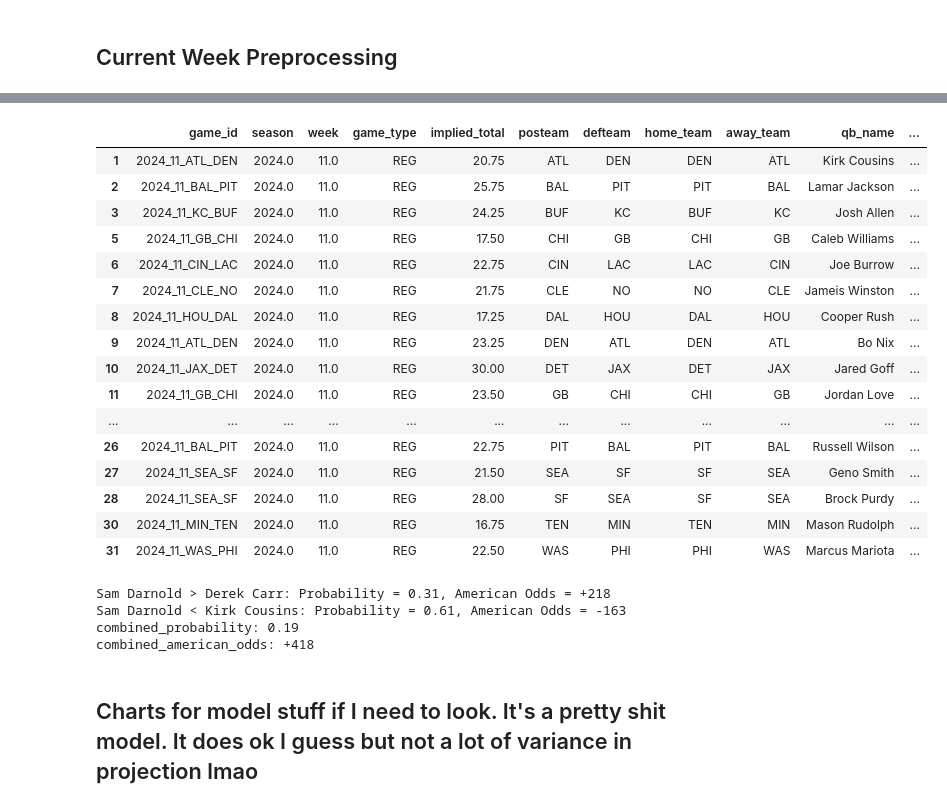
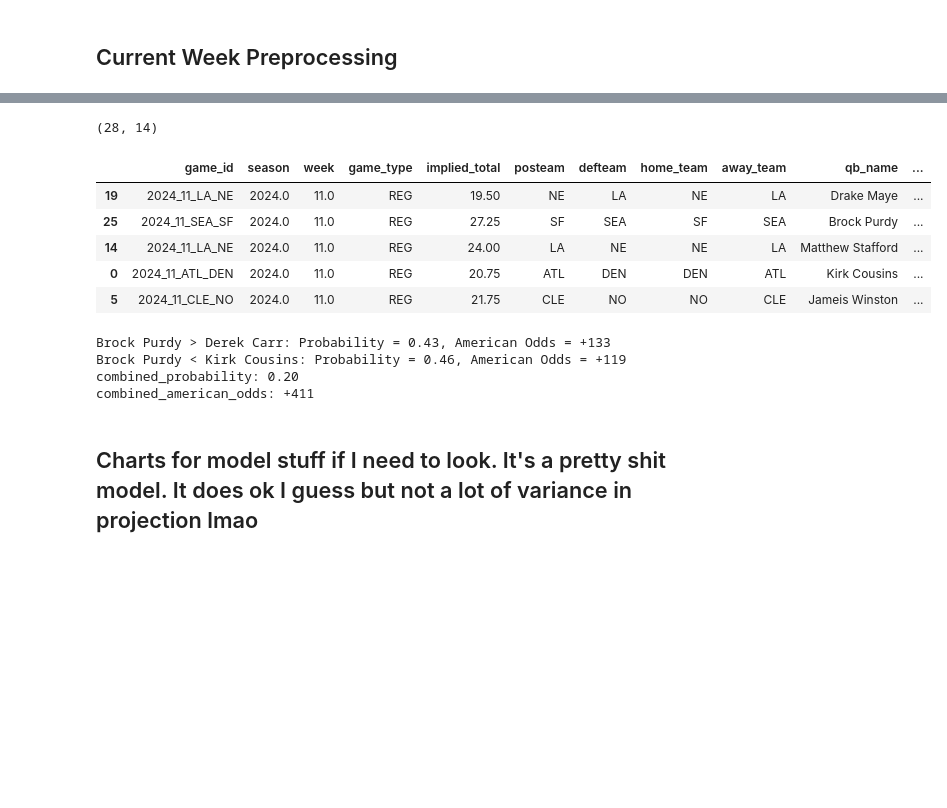
Before and after one commit to bhuggard/MidpointMadness, a Jupyter notebook: MidpointMadnessMainNotebook.ipynb, the cells around one changed output, grey strips where cells are left out. Saved outputs shown, nothing was run; the diff lists cells and outputs as text; code cells hidden in the pictures; blank space fills up the shorter version.

```diff
--- a/MidpointMadnessMainNotebook.ipynb
+++ b/MidpointMadnessMainNotebook.ipynb
@@ -795,23 +755,21 @@ sims
-# %%
-clean_predictions
-# %% [output]
-|  | game_id | season | week | game_type | implied_total | posteam | defteam | home_team | away_team | qb_name | ... |
-| 1 | 2024_11_ATL_DEN | 2024.0 | 11.0 | REG | 20.75 | ATL | DEN | DEN | ATL | Kirk Cousins | ... |
-| 2 | 2024_11_BAL_PIT | 2024.0 | 11.0 | REG | 25.75 | BAL | PIT | PIT | BAL | Lamar Jackson | ... |
-| 3 | 2024_11_KC_BUF | 2024.0 | 11.0 | REG | 24.25 | BUF | KC | BUF | KC | Josh Allen | ... |
-| 5 | 2024_11_GB_CHI | 2024.0 | 11.0 | REG | 17.50 | CHI | GB | CHI | GB | Caleb Williams | ... |
-| 6 | 2024_11_CIN_LAC | 2024.0 | 11.0 | REG | 22.75 | CIN | LAC | LAC | CIN | Joe Burrow | ... |
-| 7 | 2024_11_CLE_NO | 2024.0 | 11.0 | REG | 21.75 | CLE | NO | NO | CLE | Jameis Winston | ... |
-| 8 | 2024_11_HOU_DAL | 2024.0 | 11.0 | REG | 17.25 | DAL | HOU | DAL | HOU | Cooper Rush | ... |
-| 9 | 2024_11_ATL_DEN | 2024.0 | 11.0 | REG | 23.25 | DEN | ATL | DEN | ATL | Bo Nix | ... |
-| 10 | 2024_11_JAX_DET | 2024.0 | 11.0 | REG | 30.00 | DET | JAX | DET | JAX | Jared Goff | ... |
-| 11 | 2024_11_GB_CHI | 2024.0 | 11.0 | REG | 23.50 | GB | CHI | CHI | GB | Jordan Love | ... |
-| ... | ... | ... | ... | ... | ... | ... | ... | ... | ... | ... | ... |
-| 26 | 2024_11_BAL_PIT | 2024.0 | 11.0 | REG | 22.75 | PIT | BAL | PIT | BAL | Russell Wilson | ... |
-| 27 | 2024_11_SEA_SF | 2024.0 | 11.0 | REG | 21.50 | SEA | SF | SF | SEA | Geno Smith | ... |
-| 28 | 2024_11_SEA_SF | 2024.0 | 11.0 | REG | 28.00 | SF | SEA | SF | SEA | Brock Purdy | ... |
-| 30 | 2024_11_MIN_TEN | 2024.0 | 11.0 | REG | 16.75 | TEN | MIN | TEN | MIN | Mason Rudolph | ... |
-| 31 | 2024_11_WAS_PHI | 2024.0 | 11.0 | REG | 22.50 | WAS | PHI | PHI | WAS | Marcus Mariota | ... |
+# %%
+dbframe = clean_predictions.merge(
+    sims,
+    on=('qb_name'), how='inner'
+)
+
+dbframe.shape
+# %% [output]
+(28, 14)
+# %%
+dbframe.sample(5)
+# %% [output]
+|  | game_id | season | week | game_type | implied_total | posteam | defteam | home_team | away_team | qb_name | ... |
+| 19 | 2024_11_LA_NE | 2024.0 | 11.0 | REG | 19.50 | NE | LA | NE | LA | Drake Maye | ... |
+| 25 | 2024_11_SEA_SF | 2024.0 | 11.0 | REG | 27.25 | SF | SEA | SF | SEA | Brock Purdy | ... |
+| 14 | 2024_11_LA_NE | 2024.0 | 11.0 | REG | 24.00 | LA | NE | NE | LA | Matthew Stafford | ... |
+| 0 | 2024_11_ATL_DEN | 2024.0 | 11.0 | REG | 20.75 | ATL | DEN | DEN | ATL | Kirk Cousins | ... |
+| 5 | 2024_11_CLE_NO | 2024.0 | 11.0 | REG | 21.75 | CLE | NO | NO | CLE | Jameis Winston | ... |
 # %%
 def implied_odds_to_american(implied_prob):
     """
@@ -879,7 +837,7 @@ def midpoint_madness(qb_name, qb_simulations, over_qbs=[], under_qbs=[]):
 # %%
 # Run the Midpoint Madness function for Kyler Murray
 results = midpoint_madness(
-    qb_name='Sam Darnold',
+    qb_name='Brock Purdy',
     qb_simulations=qb_simulations,
     over_qbs=['Derek Carr'],  # QBs you think Kyler will pass more than
     under_qbs=['Kirk Cousins']  # QBs you think Kyler will pass fewer than
@@ -897,10 +855,10 @@ for comparison, data in results.items():
         # For comparison results, format probability and print American odds as a string
         print(f"{comparison}: Probability = {data['probability']:.2f}, American Odds = {data['american_odds']}")
 # %% [output]
-Sam Darnold > Derek Carr: Probability = 0.31, American Odds = +218
-Sam Darnold < Kirk Cousins: Probability = 0.61, American Odds = -163
-combined_probability: 0.19
-combined_american_odds: +418
+Brock Purdy > Derek Carr: Probability = 0.43, American Odds = +133
+Brock Purdy < Kirk Cousins: Probability = 0.46, American Odds = +119
+combined_probability: 0.20
+combined_american_odds: +411
 # %% [markdown]
 ## Charts for model stuff if I need to look. It's a pretty shit model. It does ok I guess but not a lot of variance in projection lmao
 # %%
```
Also changed, not shown: parts of 7 cells of this notebook.
